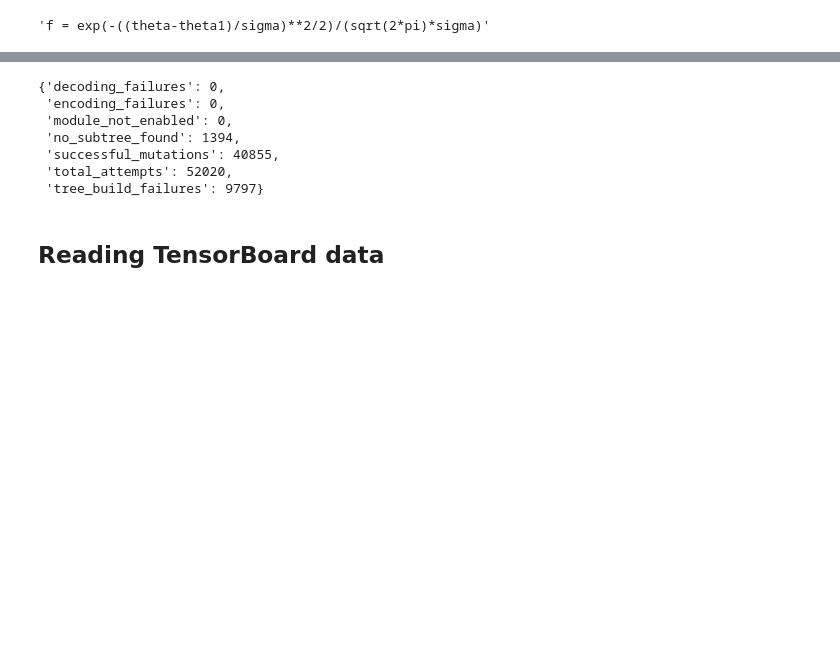
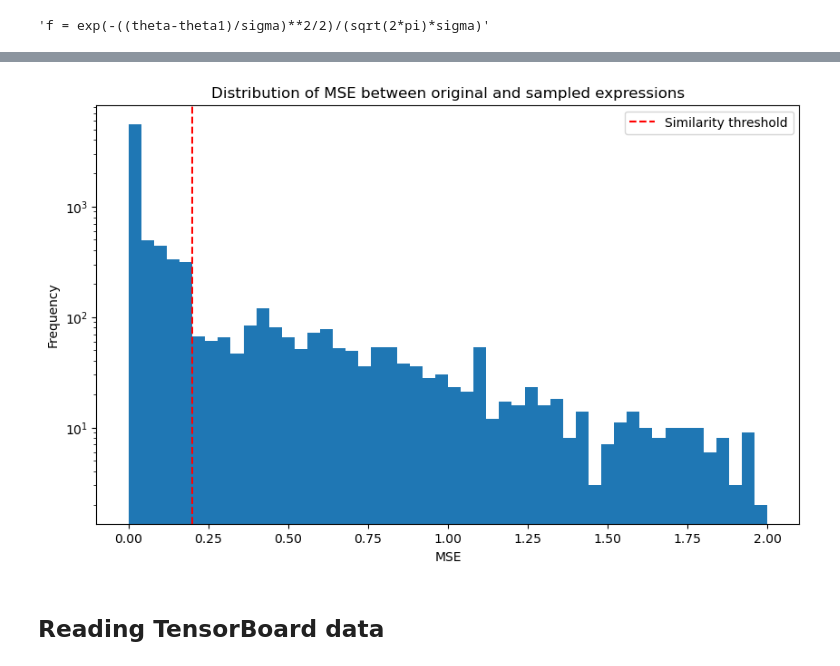
Before and after one commit to LuisCarretero/similar-expressions, a Jupyter notebook: src/sr_inference_benchmarking/dev.ipynb, the cells around one changed output, grey strips where cells are left out. Saved outputs shown, nothing was run; the diff lists cells and outputs as text; code cells hidden in the pictures; blank space fills up the shorter version.

```diff
--- a/src/sr_inference_benchmarking/dev.ipynb
+++ b/src/sr_inference_benchmarking/dev.ipynb
@@ -200,13 +220,18 @@ plt.show()
-# %%
-count_stats
-# %% [output]
-{'decoding_failures': 0,
- 'encoding_failures': 0,
- 'module_not_enabled': 0,
- 'no_subtree_found': 1394,
- 'successful_mutations': 40855,
- 'total_attempts': 52020,
- 'tree_build_failures': 9797}
+# %%
+# Plot histogram of MSE values
+similarity_threshold = 0.2
+
+plt.figure(figsize=(10, 6))
+plt.hist(stats['sampled_mse'], bins=50, range=(0, min(max(stats['sampled_mse']), 2.0)))
+plt.axvline(x=similarity_threshold, color='r', linestyle='--', label='Similarity threshold')  # Add vertical line at threshold
+plt.xlabel('MSE')
+plt.ylabel('Frequency')
+plt.title('Distribution of MSE between original and sampled expressions')
+plt.yscale('log')  # Use log scale since MSE values can span many orders of magnitude
+plt.legend()
+plt.show()
+# %% [output]
+[figure, added]
 # %% [markdown]
 ## Reading TensorBoard data
 # %%
```
Also changed, not shown: parts of 13 cells of this notebook, 5 other files.
